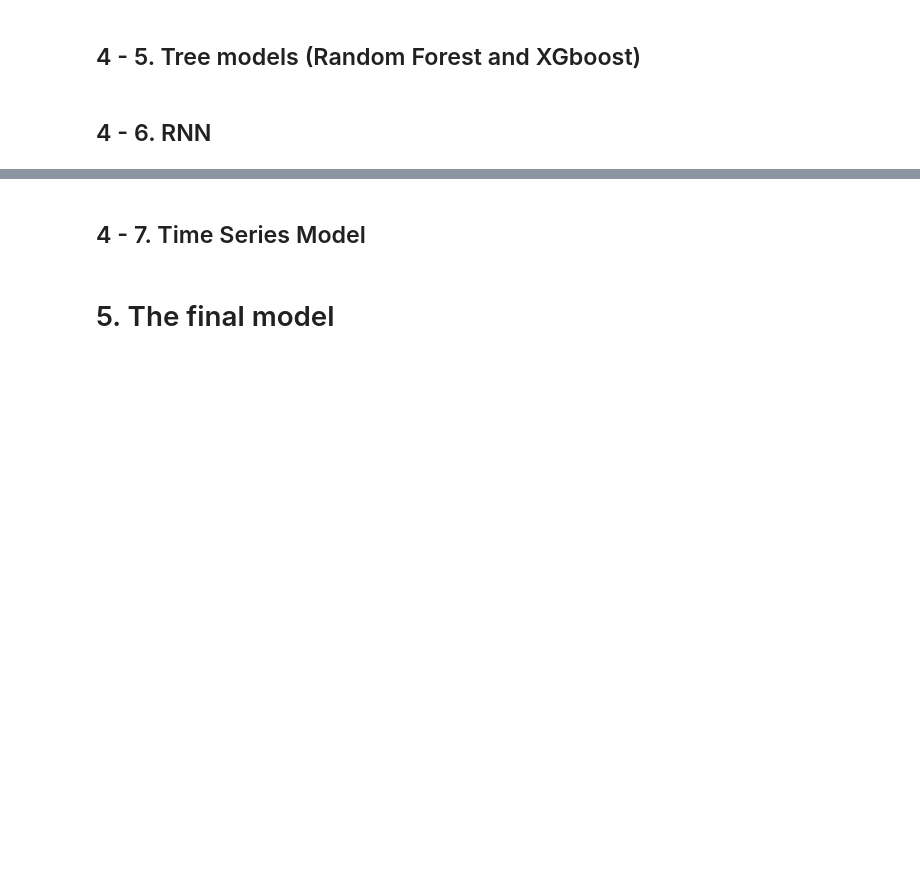
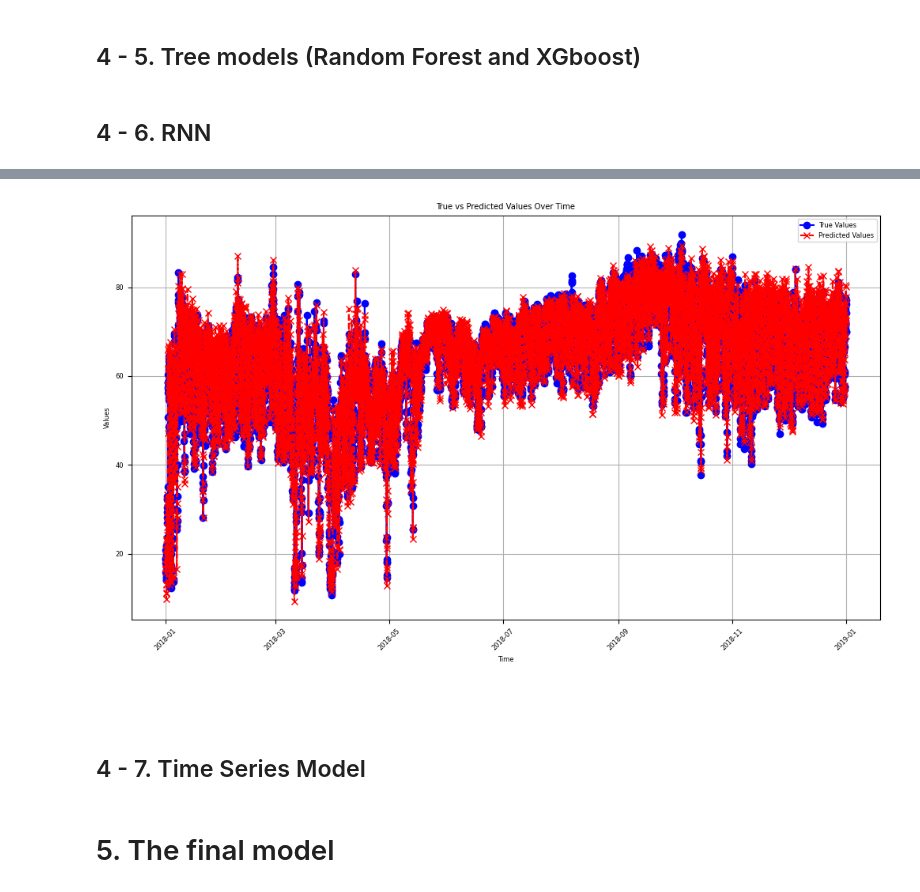
Before and after one commit to MDS-Mountain-Club/MDS_ML_Project, a Jupyter notebook: Group Write-Up (Mountain Club).ipynb, the cells around one changed output, grey strips where cells are left out. Cells and saved outputs as stored; diff of their text form; code cells hidden in the pictures; blank space fills up the shorter version.

```diff
--- a/Group Write-Up (Mountain Club).ipynb
+++ b/Group Write-Up (Mountain Club).ipynb
@@ -107,0 +232,21 @@ NameError: name 'df2' is not defined
+# %%
+X_train_scaled_rnn = scaler_x.fit_transform(X_train).reshape(-1,1,10)
+X_test_scaled_rnn = scaler_x.transform(X_test).reshape(-1,1,10)
+
+y_price_train_scaled_rnn = scaler_y.fit_transform(y_price_train.values.reshape(-1, 1))
+y_price_test_scaled_rnn = scaler_y.transform(y_price_test.values.reshape(-1, 1))
+
+def create_rnn_model(n_neurons):
+    model = Sequential()
+    model.add(SimpleRNN(n_neurons, input_shape=(1, n_features)))
+    model.add(Dense(1))  # No activation function for regression
+    model.compile(optimizer='adam', loss='mse')  # Using mean squared error for regression
+    return model
+
+
+n_features = X_train.shape[1]
+n_neurons = [10, 20, 30]
+param_grid = dict(model__n_neurons=n_neurons)
+
+model_candi = KerasRegressor(model=create_rnn_model)
+grid_rnn = GridSearchCV(model_candi, param_grid, cv=5, n_jobs=-1).fit(X_train_scaled_rnn,y_price_train_scaled_rnn)
@@ -107,0 +257,10 @@ NameError: name 'df2' is not defined
+# %%
+# Prediction
+best_rnn = grid_rnn.best_estimator_
+# es = EarlyStopping(monitor='val_loss', mode='min', patience=5)
+best_rnn.fit(X_train_scaled_rnn, y_price_train_scaled_rnn, epochs=50, batch_size=20, validation_split=0.2,
+                            verbose=0)
+y_price_pred_scaled_rnn = best_rnn.predict(X_test_scaled_rnn).reshape(-1,1)
+y_price_pred_rnn = scaler_y.inverse_transform(y_price_pred_scaled_rnn)
+rmse_price = root_mean_squared_error(y_price_test, y_price_pred_rnn)
+print("RMSE for predicting price:", rmse_price)
@@ -108,3 +270,10 @@ NameError: name 'df2' is not defined
+# %%
+# Evaluaton
+plot_true_pred(X_test, y_price_pred_rnn, y_price_test)
+# %% [output]
+[figure, added]
+# %% [markdown]
+###
 # %% [markdown]
 ## 4 - 7. Time Series Model
 # %% [markdown]
```
Also changed, not shown: parts of 30 cells of this notebook.
